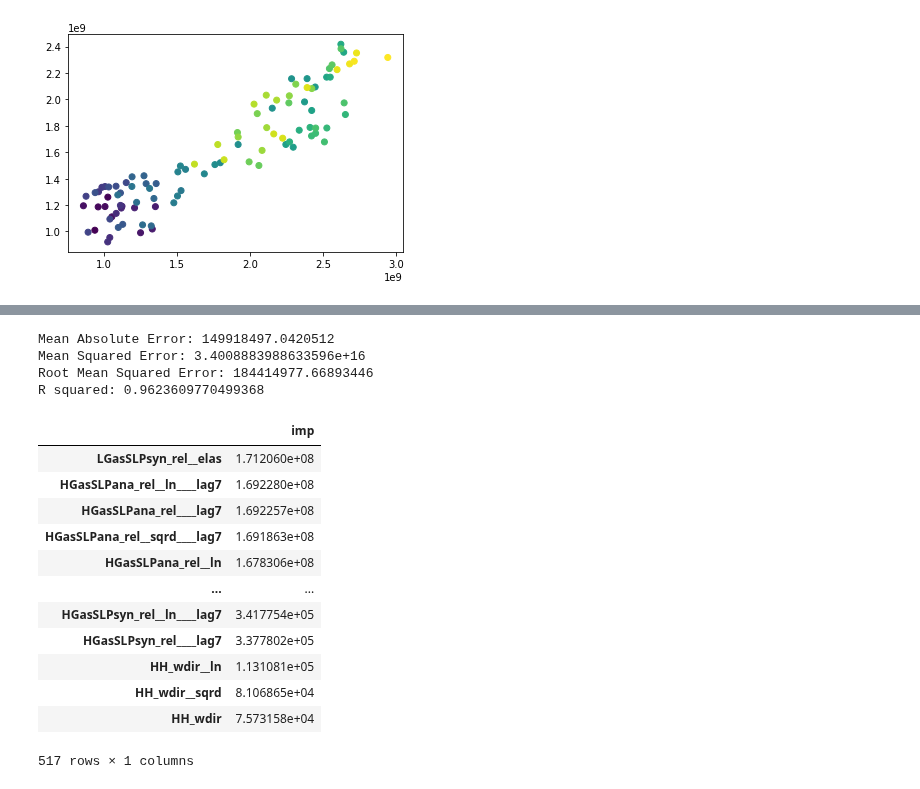
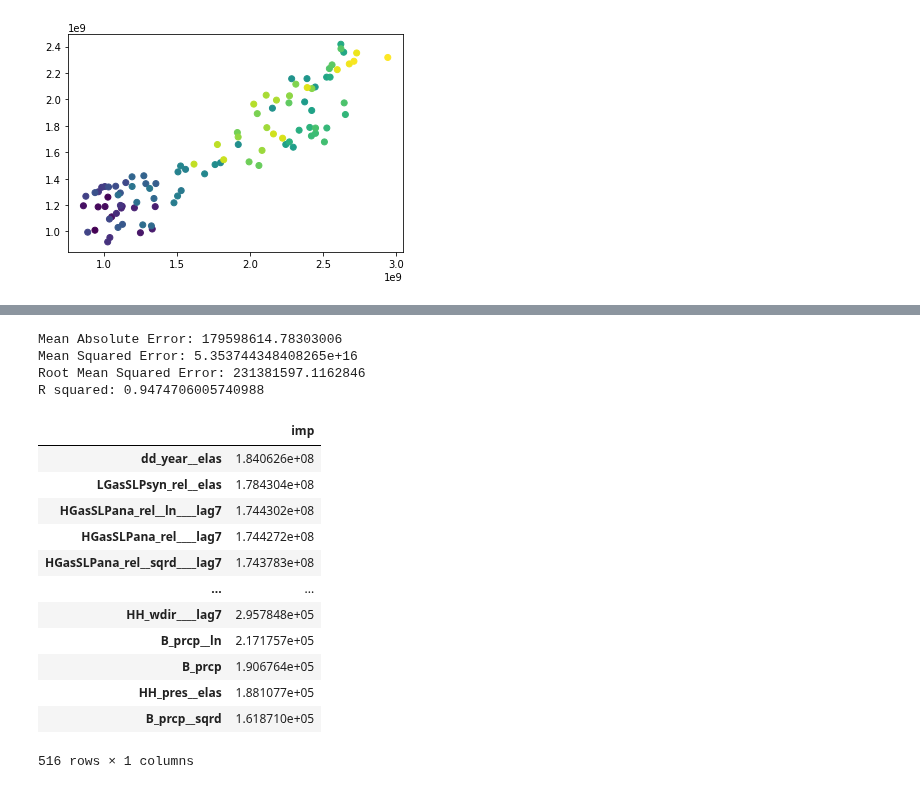
Before and after one commit to jfsalzmann/gasprices, a Jupyter notebook: learning/midterm_fixed_simple.ipynb, the cells around one changed output, grey strips where cells are left out. Cells and saved outputs as stored; diff of their text form; code cells hidden in the pictures.

```diff
--- a/learning/midterm_fixed_simple.ipynb
+++ b/learning/midterm_fixed_simple.ipynb
@@ -74,10 +74,10 @@ pipe = Pipeline(
     ])
 
 #Fit and predict the pipe, print results
-pred = pipe.fit(X_train,y_train).predict(X_test)
+pred = pipe.fit(X_train.drop('date',axis=1),y_train).predict(X_test.drop('date',axis=1))
 fimp = abs(pipe.named_steps['model'].coef_)
 
-pred_s = pipe.fit(X_train_s,y_train_s).predict(X_test_s)
+pred_s = pipe.fit(X_train_s.drop('date',axis=1),y_train_s).predict(X_test_s.drop('date',axis=1))
 fimp_s = abs(pipe.named_steps['model'].coef_)
 
 pred[0:4] |_| print
@@ -137,27 +137,27 @@ plt.scatter(pred_s, y_test_s, c=X_test_s["date"]);
 # %%
 print('Mean Absolute Error:', metrics.mean_absolute_error(y_test_s, pred_s))
 print('Mean Squared Error:', metrics.mean_squared_error(y_test_s, pred_s))
 print('Root Mean Squared Error:', np.sqrt(metrics.mean_squared_error(y_test_s, pred_s)))
 print('R squared:', metrics.r2_score(y_test_s, pred_s))
 
-impdf = pd.DataFrame(pd.Series(data=fimp_s, index=list(X.columns)))
+impdf = pd.DataFrame(pd.Series(data=fimp_s, index=list(X.drop('date',axis=1).columns)))
 impdf.columns = ["imp"]
 impdf.sort_values(by='imp', ascending=False)
 # %% [output]
-Mean Absolute Error: 149918497.0420512
-Mean Squared Error: 3.4008883988633596e+16
-Root Mean Squared Error: 184414977.66893446
-R squared: 0.9623609770499368
+Mean Absolute Error: 179598614.78303006
+Mean Squared Error: 5.353744348408265e+16
+Root Mean Squared Error: 231381597.1162846
+R squared: 0.9474706005740988
 |  | imp |
-| LGasSLPsyn_rel__elas | 1.712060e+08 |
-| HGasSLPana_rel__ln____lag7 | 1.692280e+08 |
-| HGasSLPana_rel____lag7 | 1.692257e+08 |
-| HGasSLPana_rel__sqrd____lag7 | 1.691863e+08 |
-| HGasSLPana_rel__ln | 1.678306e+08 |
+| dd_year__elas | 1.840626e+08 |
+| LGasSLPsyn_rel__elas | 1.784304e+08 |
+| HGasSLPana_rel__ln____lag7 | 1.744302e+08 |
+| HGasSLPana_rel____lag7 | 1.744272e+08 |
+| HGasSLPana_rel__sqrd____lag7 | 1.743783e+08 |
 | ... | ... |
-| HGasSLPsyn_rel__ln____lag7 | 3.417754e+05 |
-| HGasSLPsyn_rel____lag7 | 3.377802e+05 |
-| HH_wdir__ln | 1.131081e+05 |
-| HH_wdir__sqrd | 8.106865e+04 |
-| HH_wdir | 7.573158e+04 |
+| HH_wdir____lag7 | 2.957848e+05 |
+| B_prcp__ln | 2.171757e+05 |
+| B_prcp | 1.906764e+05 |
+| HH_pres__elas | 1.881077e+05 |
+| B_prcp__sqrd | 1.618710e+05 |
-517 rows × 1 columns
+516 rows × 1 columns
```
Also changed, not shown: parts of 3 cells of this notebook.
